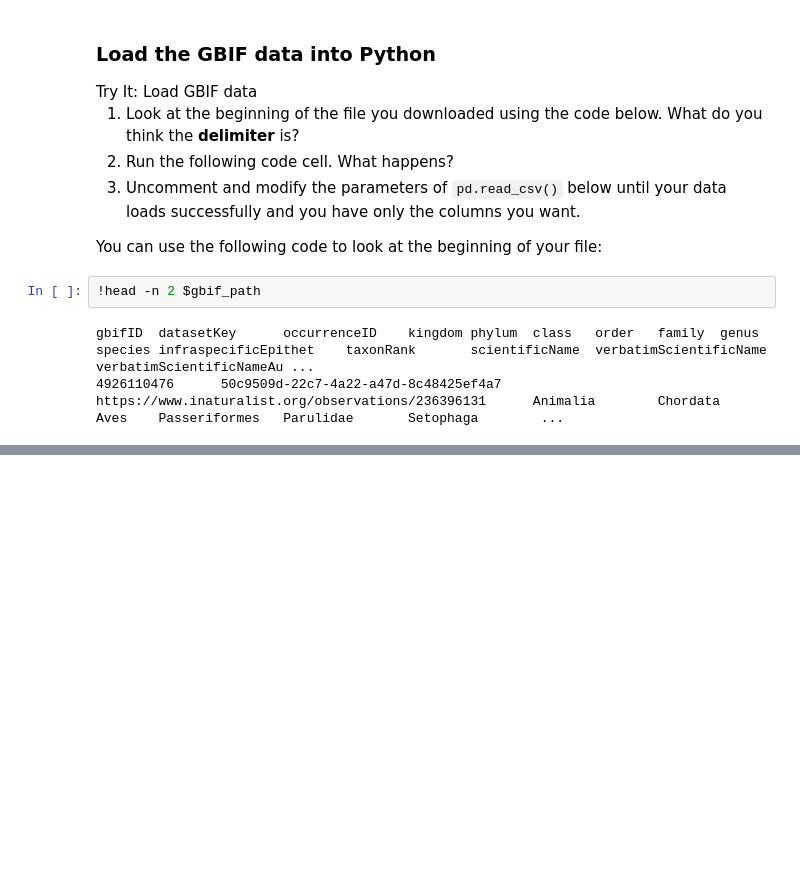
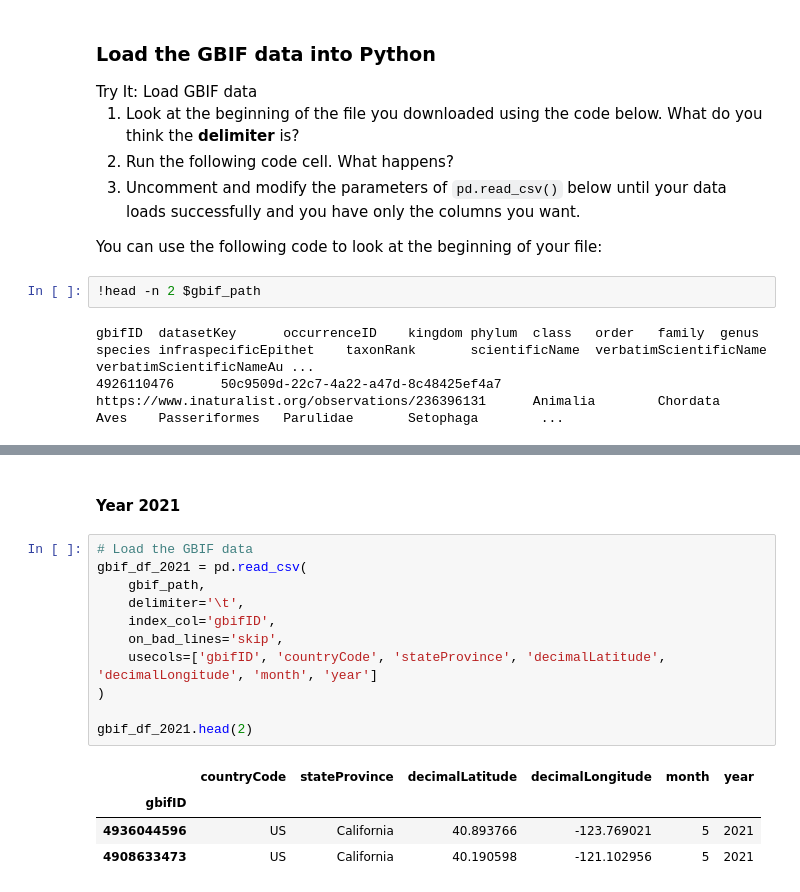
Before and after one commit to earthlab-education/species-distribution-coding-challenge-lauren-alexandra, a Jupyter notebook: notebooks/species-distribution-98-download.ipynb, the cells around one changed output, grey strips where cells are left out. Saved outputs shown, nothing was run; the diff lists cells and outputs as text; blank space fills up the shorter version.

```diff
--- a/notebooks/species-distribution-98-download.ipynb
+++ b/notebooks/species-distribution-98-download.ipynb
@@ -221,0 +282,18 @@ gbif_df.head(2)
+# %% [markdown]
+#### Year 2021
+# %%
+# Load the GBIF data
+gbif_df_2021 = pd.read_csv(
+    gbif_path,
+    delimiter='\t',
+    index_col='gbifID',
+    on_bad_lines='skip',
+    usecols=['gbifID', 'countryCode', 'stateProvince', 'decimalLatitude', 'decimalLongitude', 'month', 'year']
+)
+
+gbif_df_2021.head(2)
+# %% [output]
+|  | countryCode | stateProvince | decimalLatitude | decimalLongitude | month | year |
+| gbifID |  |  |  |  |  |  |
+| 4936044596 | US | California | 40.893766 | -123.769021 | 5 | 2021 |
+| 4908633473 | US | California | 40.190598 | -121.102956 | 5 | 2021 |
```
Also changed, not shown: parts of 17 cells of this notebook.
